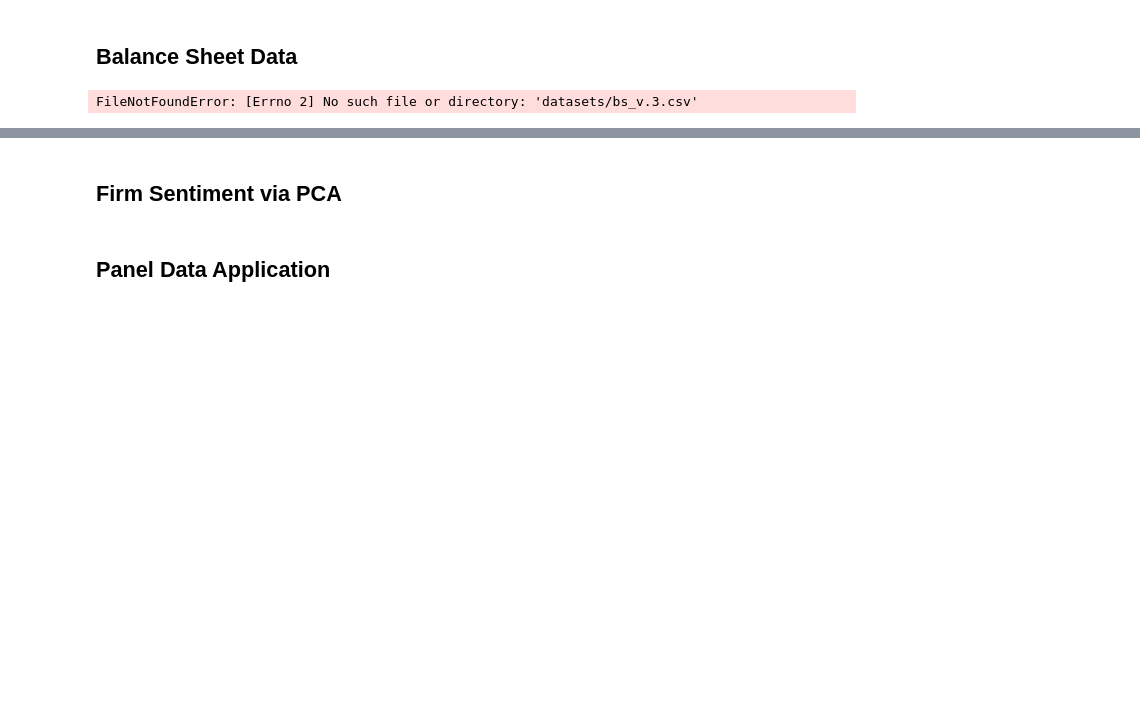
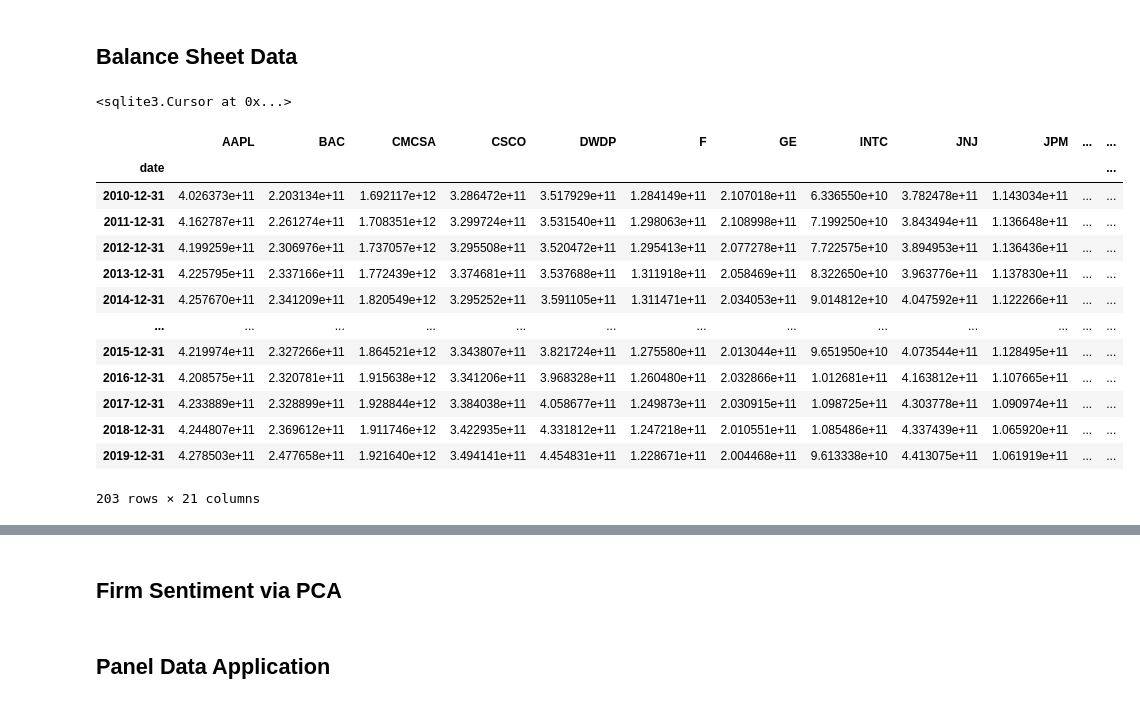
Before and after one commit to QuantifiSogang/2024-02RiskManagement, a Jupyter notebook: ch09_detectingcrash/ch09_detectingcrash.ipynb, the cells around one changed output, grey strips where cells are left out. Saved outputs shown, nothing was run; the diff lists cells and outputs as text; code cells hidden in the pictures; blank space fills up the shorter version.

```diff
--- a/ch09_detectingcrash/ch09_detectingcrash.ipynb
+++ b/ch09_detectingcrash/ch09_detectingcrash.ipynb
@@ -366,3 +366,14 @@ merge_grouped[['ncskew','duvol']].corr()
 |  | ncskew | duvol |
 | ncskew | 1.000000 | 0.909937 |
 | duvol | 0.909937 | 1.000000 |
+# %%
+import sqlite3
+
+conn=sqlite3.connect('./data/spx_balance.db')
+cursor = conn.cursor()
+
+columns=pd.read_sql("SELECT name FROM sqlite_master WHERE type='table'", conn)
+columns=columns.values.reshape(-1)
+# %%
+merge_grouped=merge_grouped[merge_grouped.TICKER.isin(columns)]
+merge_grouped
@@ -369,8 +394,2 @@ merge_grouped[['ncskew','duvol']].corr()
 # %% [markdown]
 ## Balance Sheet Data
-# %%
-bs = pd.read_csv('datasets/bs_v.3.csv')
-bs['Date'] = pd.to_datetime(bs.datadate, format='%Y%m%d')
-bs['annual_date'] = bs['Date'].dt.year
-# %% [output]
-FileNotFoundError: [Errno 2] No such file or directory: 'datasets/bs_v.3.csv'
@@ -379,0 +396,45 @@ bs['leverage'] = bs['lt'] / bs['at']
+# %%
+import sqlite3
+
+conn=sqlite3.connect('./data/spx_balance.db')
+cursor = conn.cursor()
+
+cursor.execute("SELECT name FROM sqlite_master WHERE type='table';")
+# %% [output]
+<sqlite3.Cursor at 0x...>
+# %%
+target_ticker=merge_grouped.TICKER.unique()
+targetindex=merge_grouped.date
+# %%
+df_asset=pd.DataFrame()
+columns=[]
+for data in target_ticker:
+    try:
+        sql="SELECT date, totalAssets FROM " + str(data)
+        df=pd.read_sql(sql, conn, index_col='date')
+        df_asset=pd.concat([df, df_asset], axis=1)
+        columns.append(data)
+    except:
+        continue
+df_asset.columns=columns
+df_asset=df_asset.astype('float')
+df_asset.fillna(method='ffill', inplace=True)
+df_asset.index=pd.to_datetime(df_asset.index)
+df_asset=df_asset.resample('Y').mean()
+df_asset=df_asset.loc[targetindex, :]
+df_asset
+# %% [output]
+|  | AAPL | BAC | CMCSA | CSCO | DWDP | F | GE | INTC | JNJ | JPM | ... | ... |
+| date |  |  |  |  |  |  |  |  |  |  |  | ... |
+| 2010-12-31 | 4.026373e+11 | 2.203134e+11 | 1.692117e+12 | 3.286472e+11 | 3.517929e+11 | 1.284149e+11 | 2.107018e+11 | 6.336550e+10 | 3.782478e+11 | 1.143034e+11 | ... | ... |
+| 2011-12-31 | 4.162787e+11 | 2.261274e+11 | 1.708351e+12 | 3.299724e+11 | 3.531540e+11 | 1.298063e+11 | 2.108998e+11 | 7.199250e+10 | 3.843494e+11 | 1.136648e+11 | ... | ... |
+| 2012-12-31 | 4.199259e+11 | 2.306976e+11 | 1.737057e+12 | 3.295508e+11 | 3.520472e+11 | 1.295413e+11 | 2.077278e+11 | 7.722575e+10 | 3.894953e+11 | 1.136436e+11 | ... | ... |
+| 2013-12-31 | 4.225795e+11 | 2.337166e+11 | 1.772439e+12 | 3.374681e+11 | 3.537688e+11 | 1.311918e+11 | 2.058469e+11 | 8.322650e+10 | 3.963776e+11 | 1.137830e+11 | ... | ... |
+| 2014-12-31 | 4.257670e+11 | 2.341209e+11 | 1.820549e+12 | 3.295252e+11 | 3.591105e+11 | 1.311471e+11 | 2.034053e+11 | 9.014812e+10 | 4.047592e+11 | 1.122266e+11 | ... | ... |
+| ... | ... | ... | ... | ... | ... | ... | ... | ... | ... | ... | ... | ... |
+| 2015-12-31 | 4.219974e+11 | 2.327266e+11 | 1.864521e+12 | 3.343807e+11 | 3.821724e+11 | 1.275580e+11 | 2.013044e+11 | 9.651950e+10 | 4.073544e+11 | 1.128495e+11 | ... | ... |
+| 2016-12-31 | 4.208575e+11 | 2.320781e+11 | 1.915638e+12 | 3.341206e+11 | 3.968328e+11 | 1.260480e+11 | 2.032866e+11 | 1.012681e+11 | 4.163812e+11 | 1.107665e+11 | ... | ... |
+| 2017-12-31 | 4.233889e+11 | 2.328899e+11 | 1.928844e+12 | 3.384038e+11 | 4.058677e+11 | 1.249873e+11 | 2.030915e+11 | 1.098725e+11 | 4.303778e+11 | 1.090974e+11 | ... | ... |
+| 2018-12-31 | 4.244807e+11 | 2.369612e+11 | 1.911746e+12 | 3.422935e+11 | 4.331812e+11 | 1.247218e+11 | 2.010551e+11 | 1.085486e+11 | 4.337439e+11 | 1.065920e+11 | ... | ... |
+| 2019-12-31 | 4.278503e+11 | 2.477658e+11 | 1.921640e+12 | 3.494141e+11 | 4.454831e+11 | 1.228671e+11 | 2.004468e+11 | 9.613338e+10 | 4.413075e+11 | 1.061919e+11 | ... | ... |
+203 rows × 21 columns
```
Also changed, not shown: parts of 7 cells of this notebook, 10 other files.
